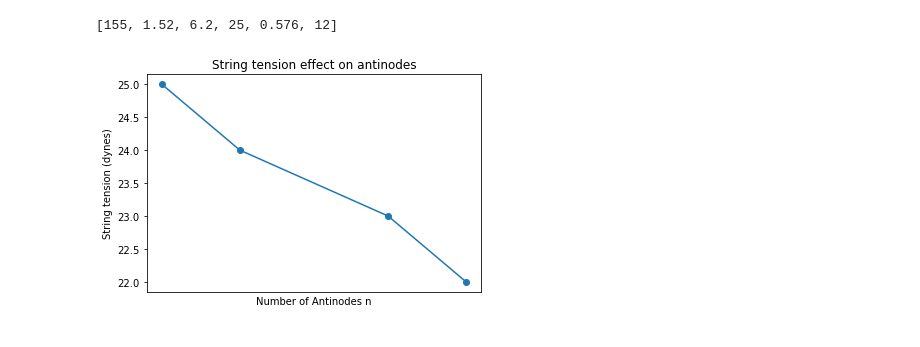
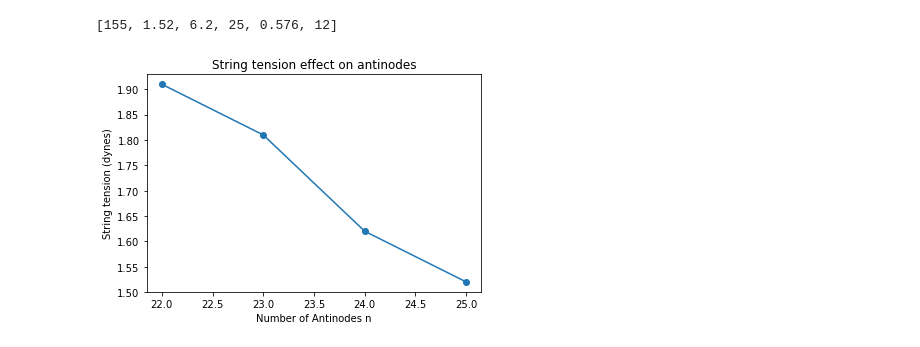
Before and after one commit to gorbulus/DS_Playbook, a Jupyter notebook: Matplotlib.ipynb, the cells around one changed output. Drawn from its saved outputs; the diff is of its cells as text; code cells hidden in the pictures.

```diff
--- a/Matplotlib.ipynb
+++ b/Matplotlib.ipynb
@@ -208,11 +208,10 @@ print(myStandingWave)
 # %%
 tension = [1.52, 1.62, 1.81, 1.91]
 antinodes = [25, 24, 23, 22]
-plt.plot(tension, antinodes, marker="o", linestyle="solid")
+plt.plot(antinodes, tension, marker="o", linestyle="solid")
 plt.title("String tension effect on antinodes")
-plt.xticks([])
 plt.xlabel("Number of Antinodes n")
 plt.ylabel("String tension (dynes)")
 plt.show()
 # %% [output]
-[figure, old version]
+[figure, new version]
```
Also changed, not shown: parts of 5 cells of this notebook.
